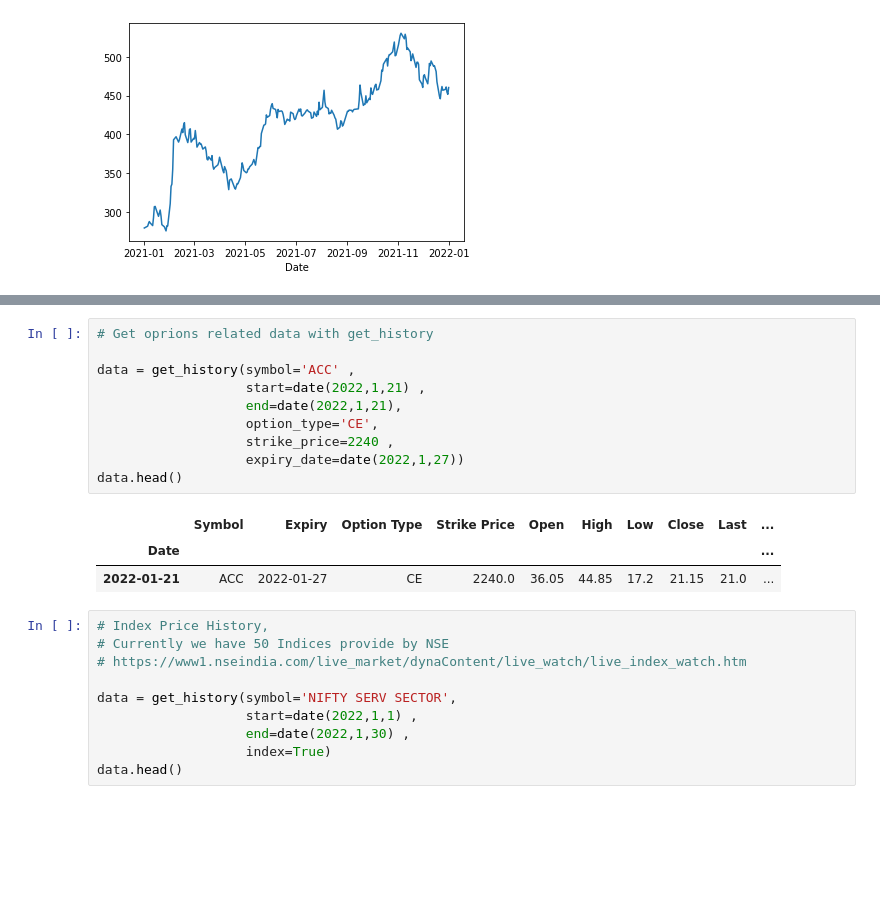
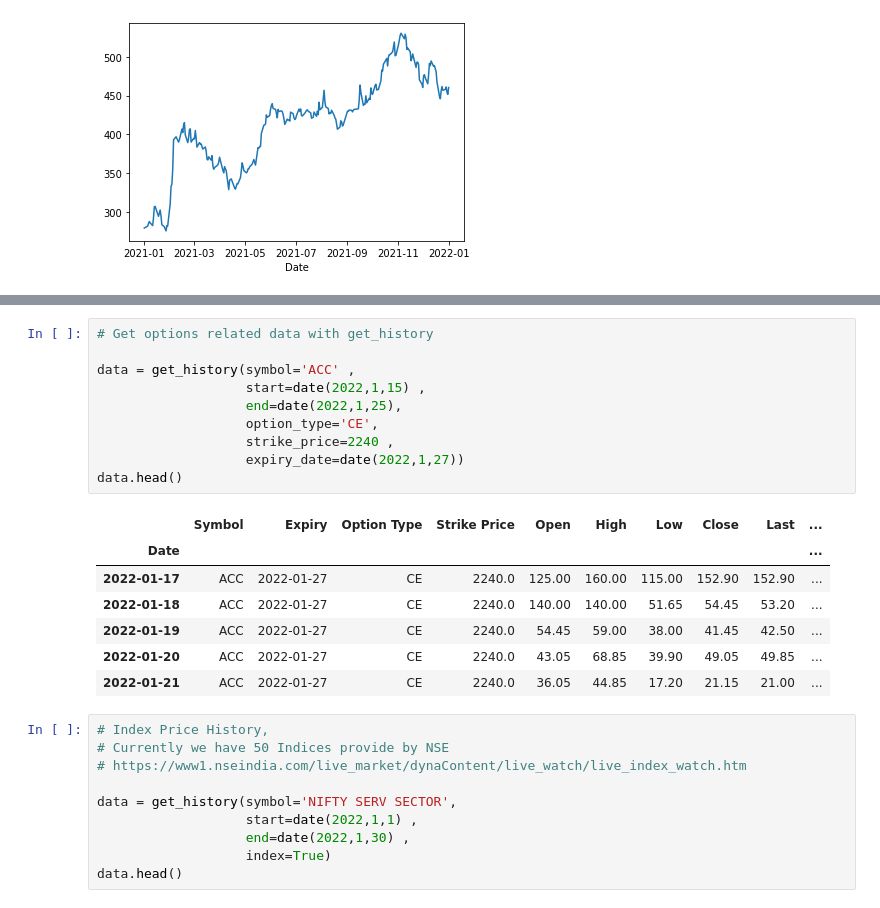
Before and after one commit to Yugal5/NSEDataAnalysis, a Jupyter notebook: NSEPy Funtions.ipynb, the cells around one changed output, grey strips where cells are left out. Cells and saved outputs as stored; diff of their text form; blank space fills up the shorter version.

```diff
--- a/NSEPy Funtions.ipynb
+++ b/NSEPy Funtions.ipynb
@@ -61,19 +61,23 @@ data.head()
 | 2022-01-12 | SBIN | 2022-01-27 | 509.90 | 514.00 | 509.30 | 510.8 | 510.40 | 510.8 | 10877 | ... |
 | 2022-01-13 | SBIN | 2022-01-27 | 511.10 | 514.50 | 508.45 | 512.2 | 512.05 | 512.2 | 9150 | ... |
 # %%
-# Get oprions related data with get_history
+# Get options related data with get_history
 
 data = get_history(symbol='ACC' ,
-                   start=date(2022,1,21) ,
-                   end=date(2022,1,21),
+                   start=date(2022,1,15) ,
+                   end=date(2022,1,25),
                    option_type='CE',
                    strike_price=2240 ,
                    expiry_date=date(2022,1,27))
 data.head()
 # %% [output]
 |  | Symbol | Expiry | Option Type | Strike Price | Open | High | Low | Close | Last | ... |
 | Date |  |  |  |  |  |  |  |  |  | ... |
-| 2022-01-21 | ACC | 2022-01-27 | CE | 2240.0 | 36.05 | 44.85 | 17.2 | 21.15 | 21.0 | ... |
+| 2022-01-17 | ACC | 2022-01-27 | CE | 2240.0 | 125.00 | 160.00 | 115.00 | 152.90 | 152.90 | ... |
+| 2022-01-18 | ACC | 2022-01-27 | CE | 2240.0 | 140.00 | 140.00 | 51.65 | 54.45 | 53.20 | ... |
+| 2022-01-19 | ACC | 2022-01-27 | CE | 2240.0 | 54.45 | 59.00 | 38.00 | 41.45 | 42.50 | ... |
+| 2022-01-20 | ACC | 2022-01-27 | CE | 2240.0 | 43.05 | 68.85 | 39.90 | 49.05 | 49.85 | ... |
+| 2022-01-21 | ACC | 2022-01-27 | CE | 2240.0 | 36.05 | 44.85 | 17.20 | 21.15 | 21.00 | ... |
 # %%
 # Index Price History,
 # Currently we have 50 Indices provide by NSE
```
Also changed, not shown: parts of 7 cells of this notebook, 2 other files.
